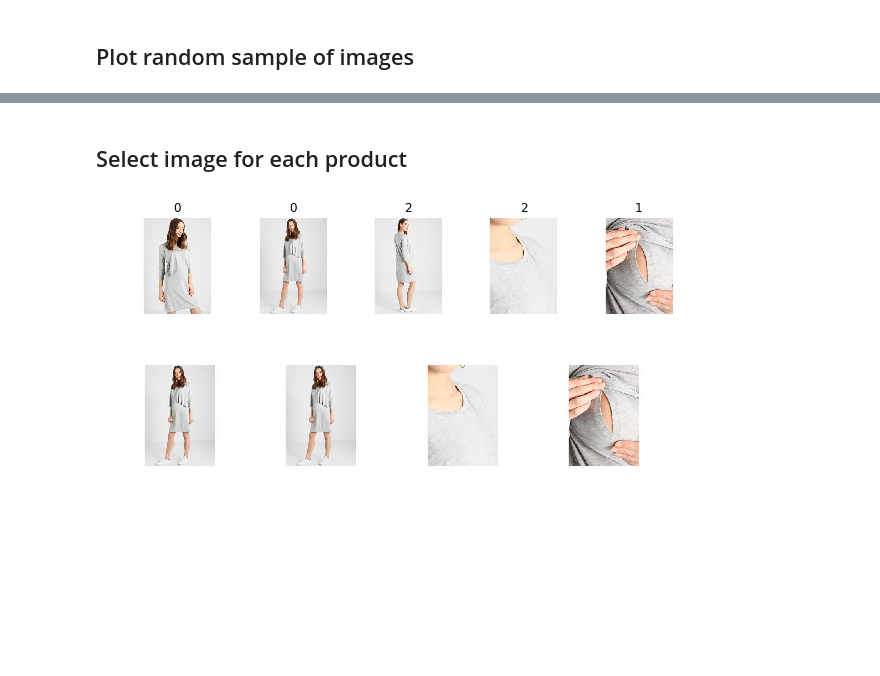
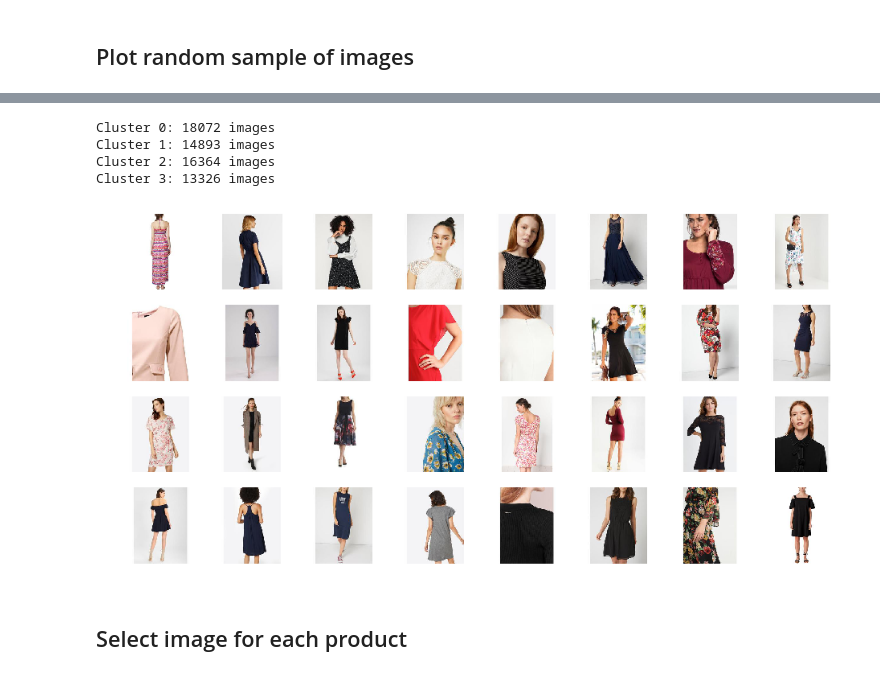
Before and after one commit to sonynka/fashion_gan, a Jupyter notebook: cluster_model_images.ipynb, the cells around one changed output, grey strips where cells are left out. Drawn from its saved outputs; the diff is of its cells as text; code cells hidden in the pictures; blank space fills up the shorter version.

```diff
--- a/cluster_model_images.ipynb
+++ b/cluster_model_images.ipynb
@@ -206,3 +186,4 @@ kmeans2_clusters, kmeans2_centers = load_kmeans_model('./clustering/kmeans_edges
 kmeans3_clusters, kmeans3_centers = load_kmeans_model('./clustering/kmeans_edges_3.pkl')
 kmeans4_clusters, kmeans4_centers = load_kmeans_model('./clustering/kmeans_edges_4.pkl')
 outline_clusters, outline_centers = load_kmeans_model('./clustering/kmeans_outlines_4.pkl')
+akiwi114_clusters, akiwi114_centers = load_kmeans_model('./clustering/kmeans_akiwi114_4.pkl')
@@ -243,3 +226,6 @@ df4o.groupby('cluster').count()
 | 1 | 15484 |
 | 2 | 10391 |
 | 3 | 17908 |
+# %%
+df4ak = pd.DataFrame(list(zip(akiwi114_clusters, filelist)), columns=['cluster', 'path'])
+df4ak.groupby('cluster').count()
@@ -295,3 +288,11 @@ Cluster 3: 17908 images
+# %%
+plot_images_by_cluster(df4ak, 8, plot_center=False, cluster_centers=akiwi114_centers)
+# %% [output]
+Cluster 0: 18072 images
+Cluster 1: 14893 images
+Cluster 2: 16364 images
+Cluster 3: 13326 images
+[figure, added]
 # %% [markdown]
 ## Select image for each product
 # %%
@@ -340,13 +343,5 @@ def plot_best_image_by_clusters(cluster_centers, product_id, smooth=False, crop=
     plt.show()
 # %%
 product_ids = list(set([get_id_from_img_path(f) for f in filelist]))
-# %%
-plot_product_imgs(product_ids[3], outline_centers, True, True)
-# %% [output]
-[figure, removed]
-# %%
-plot_best_image_by_clusters(outline_centers, product_ids[3], smooth=True, crop=True)
-# %% [output]
-[figure, removed]
 # %%
 for product_id in product_ids[:5]:
```
Also changed, not shown: parts of 24 cells of this notebook, 5 other files.
